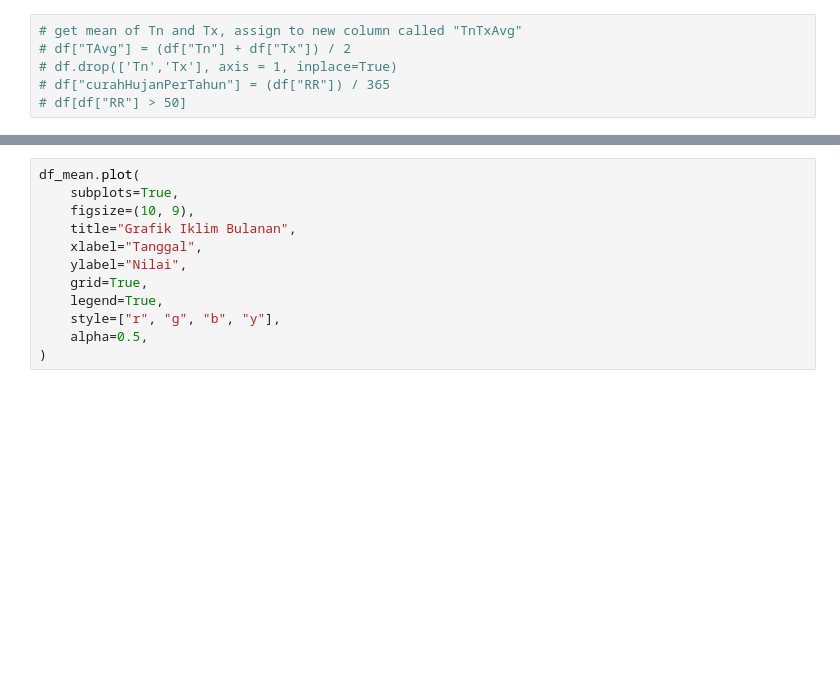
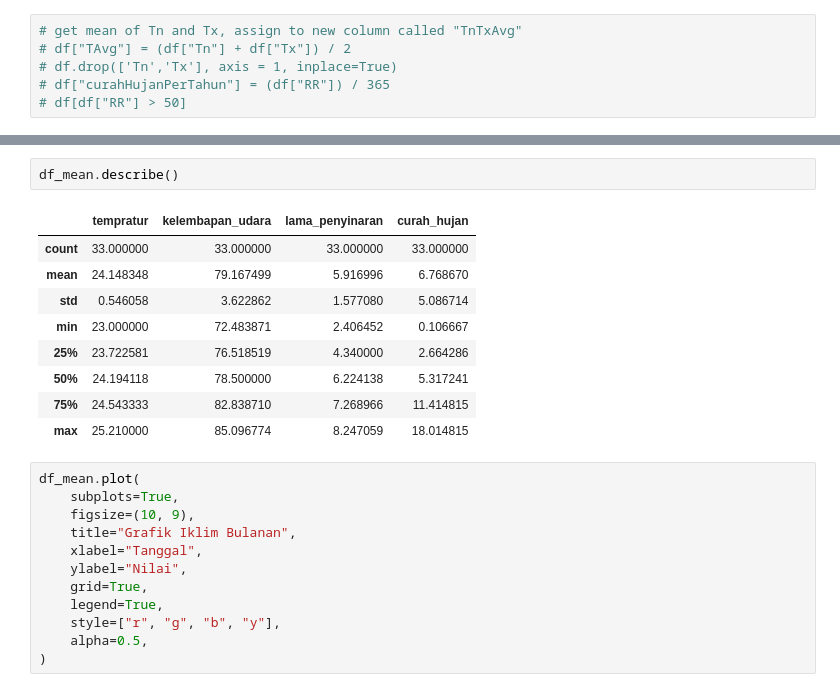
Before and after one commit to rachyharkov/nb-climate-change, a Jupyter notebook: notebook.ipynb, the cells around one changed output, grey strips where cells are left out. Cells and saved outputs as stored; diff of their text form; blank space fills up the shorter version.

```diff
--- a/notebook.ipynb
+++ b/notebook.ipynb
@@ -137,3 +143,15 @@ df_mean.head(10)
+# %%
+df_mean.describe()
+# %% [output]
+|  | tempratur | kelembapan_udara | lama_penyinaran | curah_hujan |
+| count | 33.000000 | 33.000000 | 33.000000 | 33.000000 |
+| mean | 24.148348 | 79.167499 | 5.916996 | 6.768670 |
+| std | 0.546058 | 3.622862 | 1.577080 | 5.086714 |
+| min | 23.000000 | 72.483871 | 2.406452 | 0.106667 |
+| 25% | 23.722581 | 76.518519 | 4.340000 | 2.664286 |
+| 50% | 24.194118 | 78.500000 | 6.224138 | 5.317241 |
+| 75% | 24.543333 | 82.838710 | 7.268966 | 11.414815 |
+| max | 25.210000 | 85.096774 | 8.247059 | 18.014815 |
 # %%
 df_mean.plot(
     subplots=True,
```
Also changed, not shown: parts of 1 cell of this notebook.
